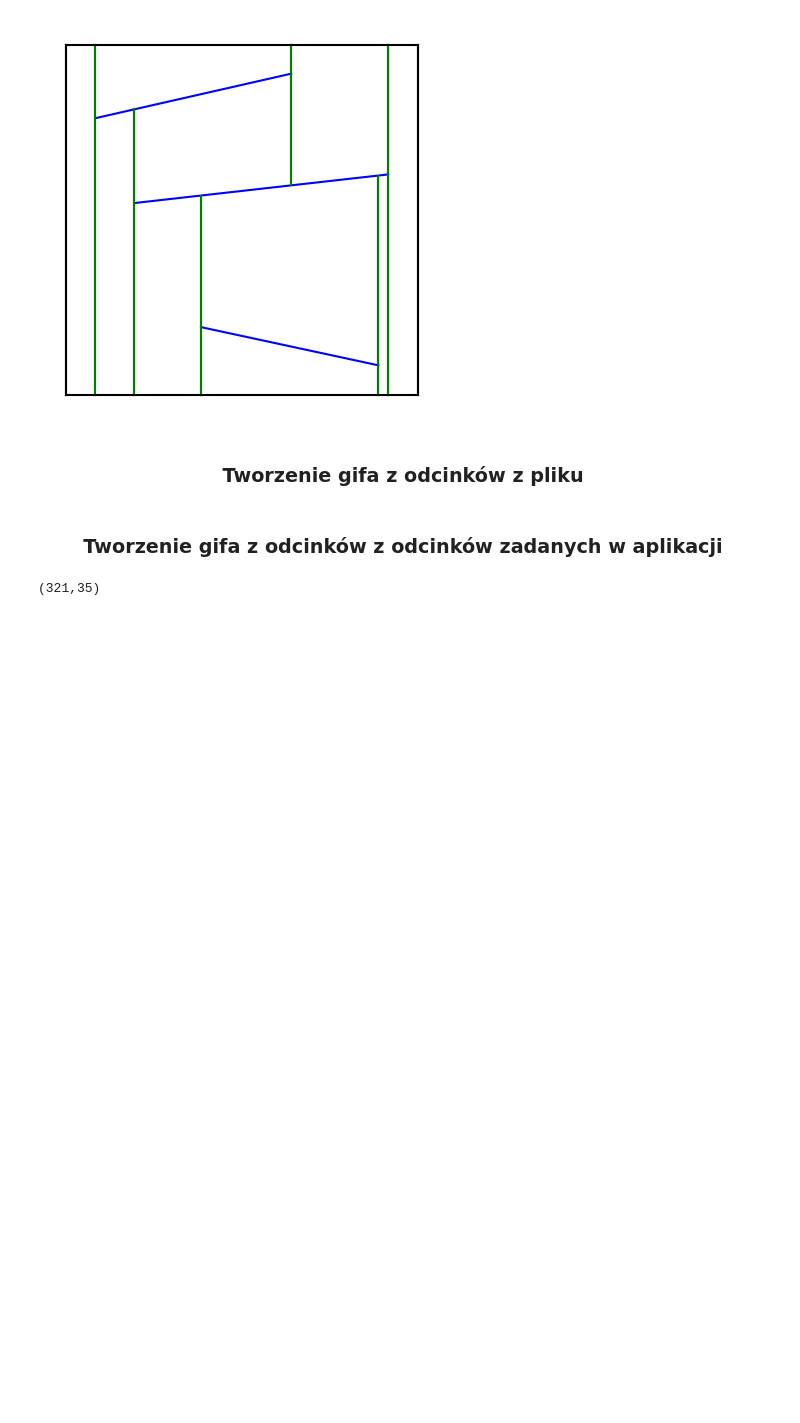
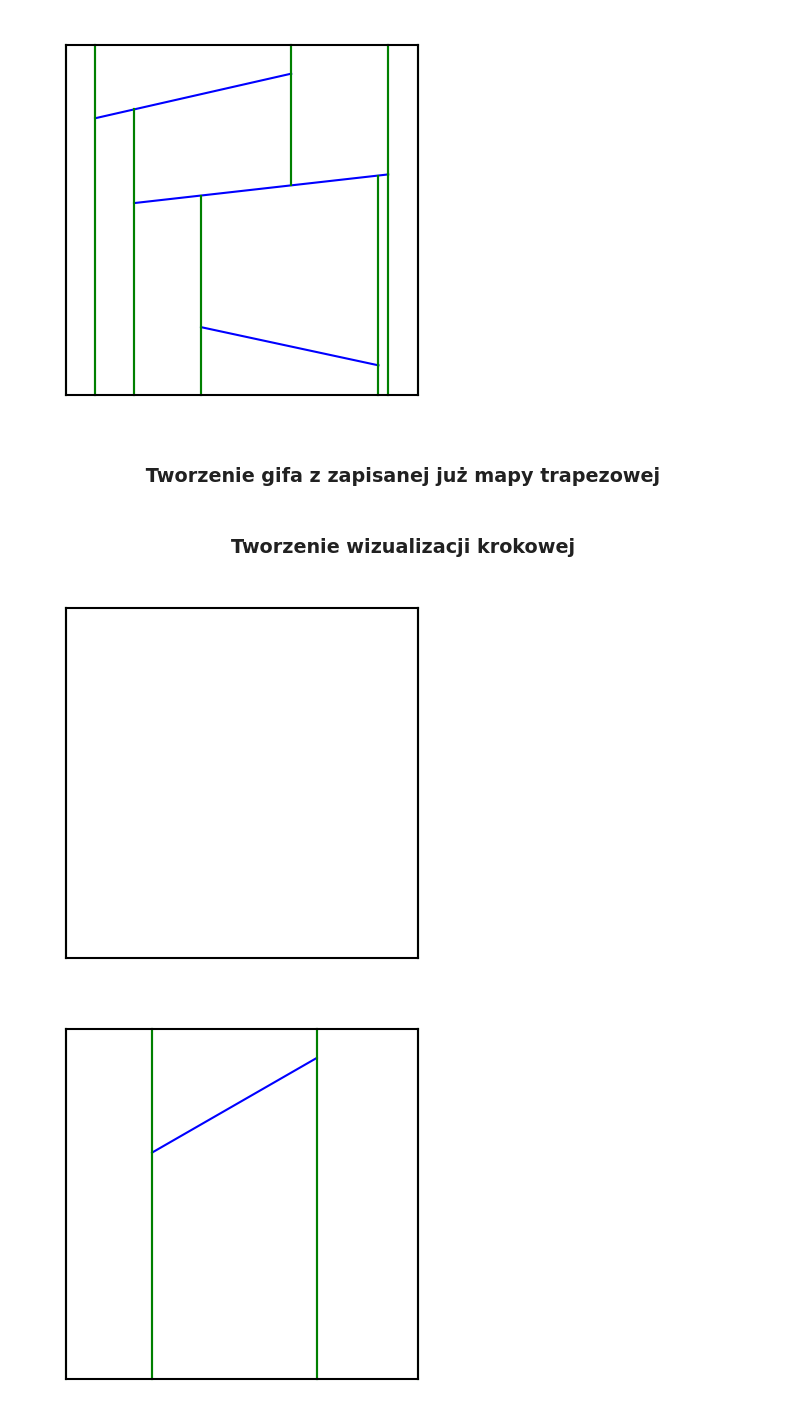
Before and after one commit to KacperKopiec/Planar-Point-Location, a Jupyter notebook: code/Kopiec_Zwonek_kod.ipynb, the cells around one changed output. Cells and saved outputs as stored; diff of their text form; code cells hidden in the pictures; blank space fills up the shorter version.

```diff
--- a/code/Kopiec_Zwonek_kod.ipynb
+++ b/code/Kopiec_Zwonek_kod.ipynb
@@ -29,9 +30,10 @@ drawAndSave() #W nawias można lub nie trzeba wpisać str, który będzie nazwa
 # %%
 #Funkcja analogiczna do poprzedniej, ale zamiast ręcznie tworzyć odcinki, to należy przekazać odcinki do funkcji,
 #Odcinki, które chcemy użyć można wpisać w pliku examples.py
-fromFile(ex1)
+
+T,q = fromFile(ex1)
 # %% [output]
 [figure]
 # %% [markdown]
-### <center> Tworzenie gifa z odcinków z pliku <center>
+### <center> Tworzenie gifa z zapisanej już mapy trapezowej <center>
 # %%
@@ -40,8 +42,7 @@ makeGif(ex1) #Funkcja przyjmuje odcinki, następnie stringa -> nazwa pliku gif,
-# %% [markdown]
-### <center> Tworzenie gifa z odcinków z odcinków zadanych w aplikacji <center>
-# %%
-#Funckja tworząca gifa i zapisująca w folderze gify z odcinków zadanych w oknie aplikacji -> zasady tworzenia odcinków
-#oraz punktu są takie same jak w przypadku funkcji drawAndSave
-drawAndMakeGif("Example1") #Funkcja przyjmuje stringa -> nazwa pliku gif
-# %% [output]
-(321,35)
+# %% [markdown]
+### <center>Tworzenie wizualizacji krokowej<center>
+# %%
+mapBuildingSteps(T.segments) #Przyjmowanie odcinków i zwracanie wizualizacji krokowej
+# %% [output]
+[figure, added]
+[figure, added]
```
Also changed, not shown: parts of 7 cells of this notebook, 2 other files.
